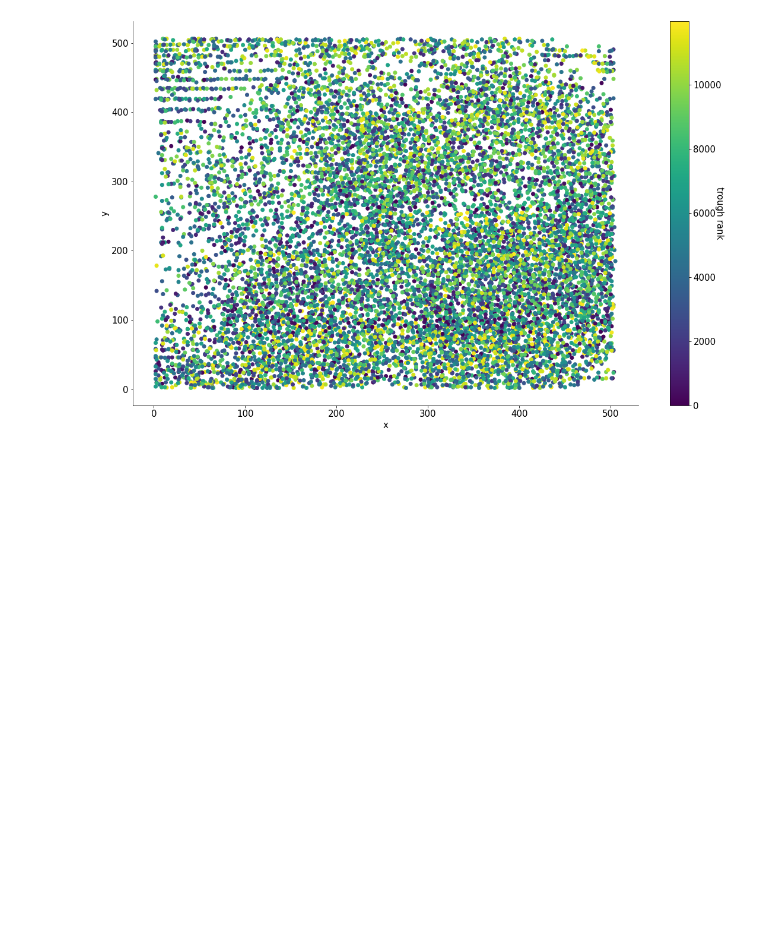
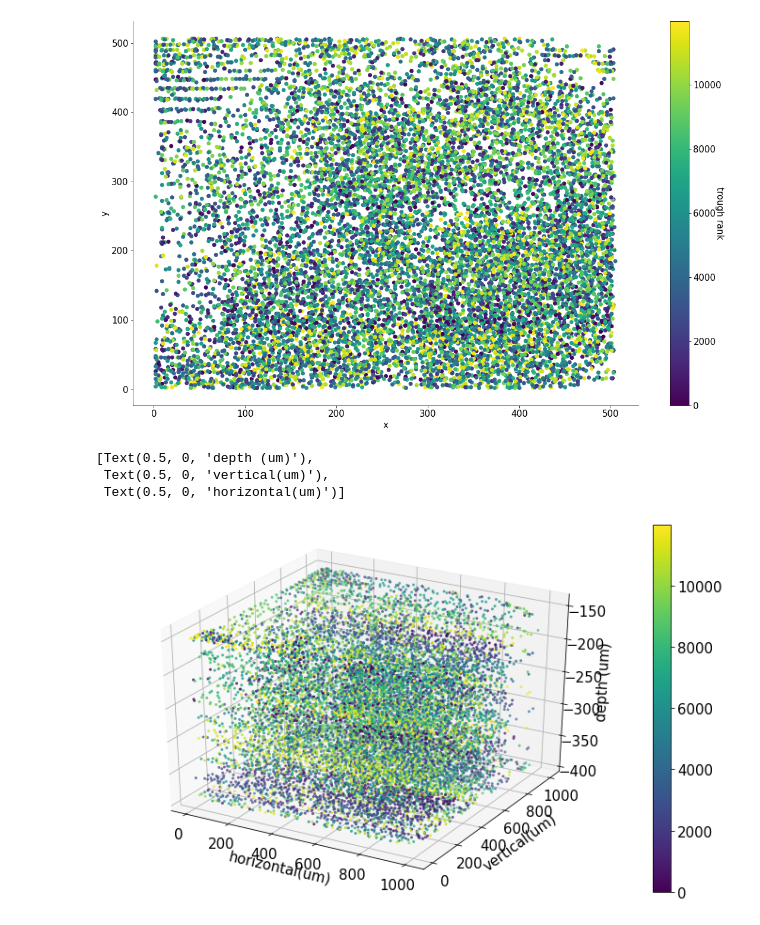
Before and after one commit to grawoods/teamA-grebes-NMA2020, a Jupyter notebook: 20200720_SM_TemporalFilter_GaussianGLM_allNeurons.ipynb, the cells around one changed output. Cells and saved outputs as stored; diff of their text form; code cells hidden in the pictures; blank space fills up the shorter version.

```diff
--- a/20200720_SM_TemporalFilter_GaussianGLM_allNeurons.ipynb
+++ b/20200720_SM_TemporalFilter_GaussianGLM_allNeurons.ipynb
@@ -225,6 +225,24 @@ cbar = plt.colorbar()
 cbar.set_label('trough rank', rotation=270)
 # %% [output]
 [figure]
+# %%
+x, y, z = dat['xyz']
+
+zunq, iunq = np.unique(z, return_inverse=True)
+xc = s_idx[:,1]
+#cmap = cm.get_cmap('jet')(xc)
+
+fig = plt.figure(figsize=(10,6))
+ax = fig.add_subplot(111, projection='3d')
+p = ax.scatter(x[::-1],y[::-1],z[::-1], 'o', s = 4, c = idx_rank_location[ : ,1:2])
+
+fig.colorbar(p)
+ax.set(xlabel='horizontal(um)', ylabel = 'vertical(um)', zlabel='depth (um)')
+# %% [output]
+[Text(0.5, 0, 'depth (um)'),
+ Text(0.5, 0, 'vertical(um)'),
+ Text(0.5, 0, 'horizontal(um)')]
+[figure, added]
 # %%
 # embed = UMAP(n_components=ncomp, init =  theta_zscore, n_neighbors = 20,
 #              metric = 'correlation', transform_seed = 42).fit_transform(theta_lg_store)
```
